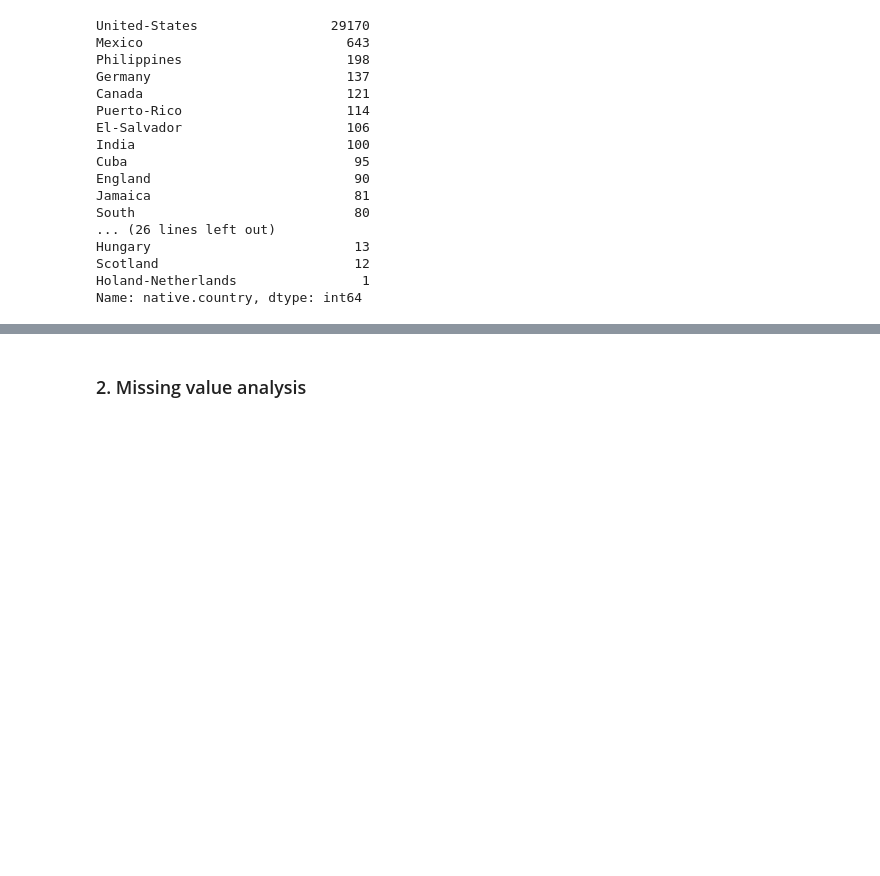
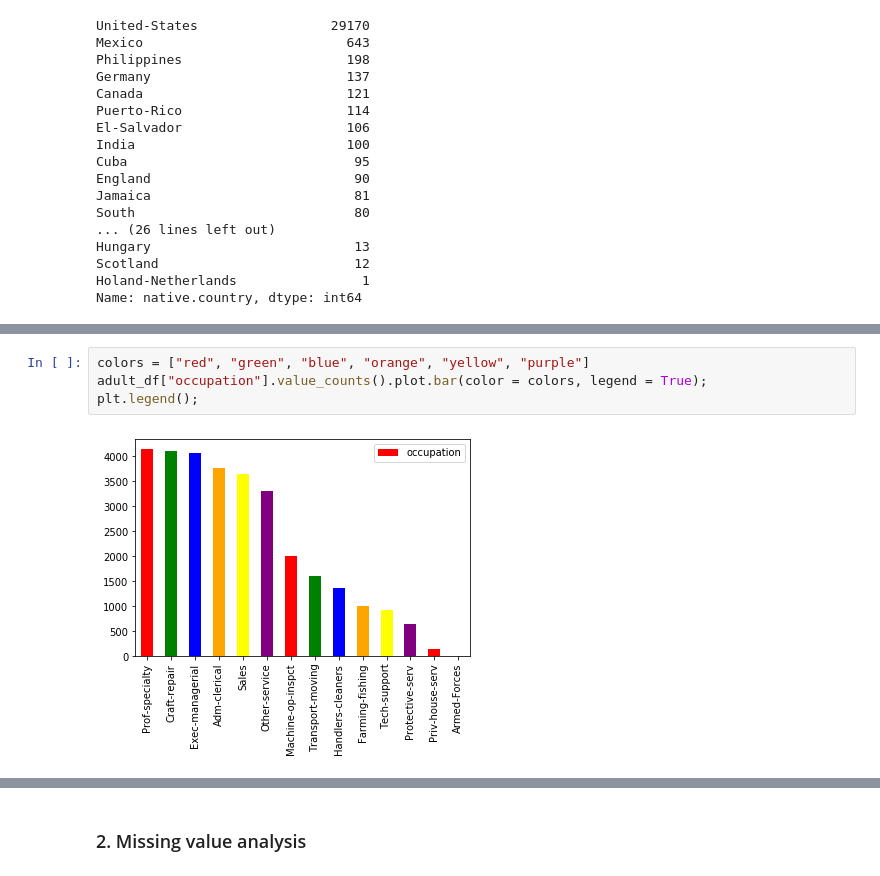
Before and after one commit to manisha9608/census-income-data-prediction, a Jupyter notebook: que1/Census Income data analysis.ipynb, the cells around one changed output, grey strips where cells are left out. Cells and saved outputs as stored; diff of their text form; blank space fills up the shorter version.

```diff
--- a/que1/Census Income data analysis.ipynb
+++ b/que1/Census Income data analysis.ipynb
@@ -355,0 +395,6 @@ Name: native.country, dtype: int64
+# %%
+colors = ["red", "green", "blue", "orange", "yellow", "purple"]
+adult_df["occupation"].value_counts().plot.bar(color = colors, legend = True);
+plt.legend();
+# %% [output]
+[figure, added]
```
Also changed, not shown: parts of 34 cells of this notebook.
